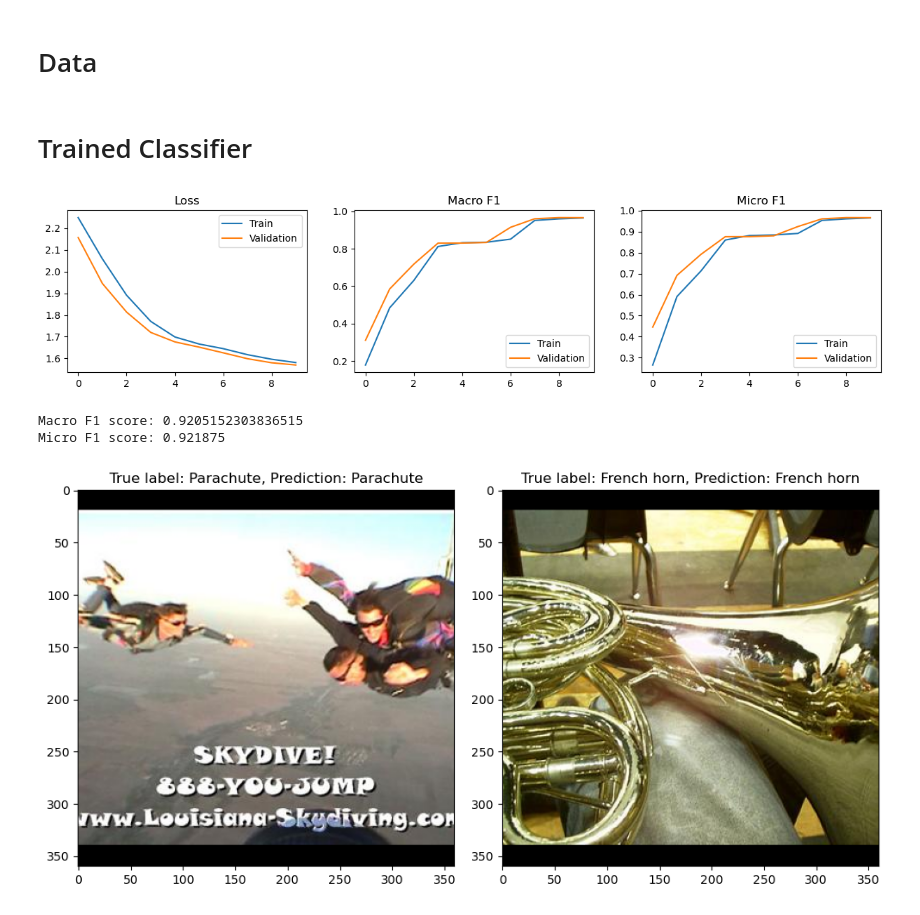
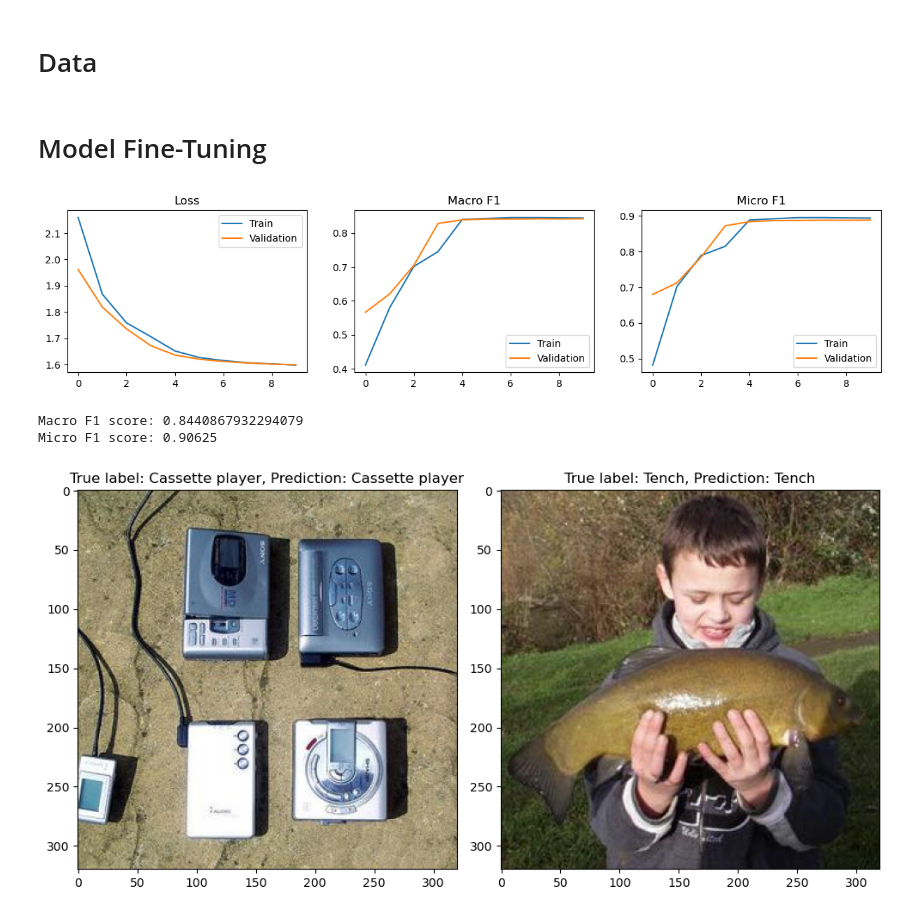
Before and after one commit to gralexrob1/xai-concepts, a Jupyter notebook: notebooks/models.ipynb, the cells around one changed output. Drawn from its saved outputs; the diff is of its cells as text; code cells hidden in the pictures.

Commit message:
Models

```diff
--- a/notebooks/models.ipynb
+++ b/notebooks/models.ipynb
@@ -4,7 +4,7 @@
 import sys
 sys.path.append("../src")
 
-from dataset import ImageDataset, LABEL_NAME_DIC
+from dataset import ImageDataset, TRANSFORM, LABEL_NAME_DIC
 from models import ResnetPredictor, train_epoch, val_epoch
 
 import os.path as osp
@@ -16,20 +16,19 @@ import torch
 import torch.nn as nn
 import torch.optim as optim
 from torch.utils.data import DataLoader
-from torchvision import transforms
-from tqdm import tqdm
 
 from sklearn.metrics import f1_score
 
-DATA_PATH = "../imagenette"
-DATA_SUMMARY = "noisy_imagenette.csv"
+DATA_FOLDER = "../imagenette"
+DATA_FILE = "noisy_imagenette.csv"
+
+MODEL_FOLDER = "../models"
+MODEL_FILE = "resnet_state_dict.pth"
 # %% [markdown]
 # Data
 # %%
-transform = transforms.Compose([transforms.CenterCrop(360), transforms.ToTensor()])
-
-train_dataset = ImageDataset(osp.join(DATA_PATH, DATA_SUMMARY), transform, False)
-val_dataset = ImageDataset(osp.join(DATA_PATH, DATA_SUMMARY), transform, True)
+train_dataset = ImageDataset(DATA_FOLDER, DATA_FILE, TRANSFORM, False)
+val_dataset = ImageDataset(DATA_FOLDER, DATA_FILE, TRANSFORM, True)
 
 train_dataloader = DataLoader(train_dataset, batch_size=64, shuffle=True)
 val_dataloader = DataLoader(val_dataset, batch_size=64, shuffle=False)
@@ -40,8 +39,8 @@ model = ResnetPredictor().to(device)
 
 criterion = nn.CrossEntropyLoss()
 optimizer = optim.SGD(model.parameters(), lr=0.001, momentum=0.9)
-# %% [markdown]
-# Trained Classifier
+# %% [markdown]
+# Model Fine-Tuning
 # %%
 num_epoch = 10
 
@@ -91,5 +90,5 @@ plt.legend()
 
 plt.show()
 # %% [output]
-[figure, old version]
+[figure, new version]
 # %%
@@ -97,5 +96,5 @@ torch.save(model.state_dict(), 'model_state_dict.pth')
 # %%
-model_state_dict = torch.load("model_state_dict.pth")
+model_state_dict = torch.load(osp.join(MODEL_FOLDER, MODEL_FILE))
 
 loaded_model = ResnetPredictor()
 loaded_model.load_state_dict(model_state_dict)
@@ -110,40 +109,40 @@ true_labels = torch.argmax(toy_label_batch, 1)
 print(f"Macro F1 score: {f1_score(true_labels, pred_labels, average='macro')}")
 print(f"Micro F1 score: {f1_score(true_labels, pred_labels, average='micro')}")
 # %% [output]
-Macro F1 score: 0.9205152303836515
-Micro F1 score: 0.921875
+Macro F1 score: 0.8440867932294079
+Micro F1 score: 0.90625
 # %%
-model_state_dict = torch.load("model_state_dict.pth")
+model_state_dict = torch.load(osp.join(MODEL_FOLDER, MODEL_FILE))
 
 loaded_model = ResnetPredictor()
 loaded_model.load_state_dict(model_state_dict)
 loaded_model.eval()
 
 toy_image_1, toy_label_1 = train_dataset[random.randint(0, 8000)]
 toy_image_2, toy_label_2 = train_dataset[random.randint(0, 8000)]
 
 output_1 = loaded_model(toy_image_1.unsqueeze(0))
 output_2 = loaded_model(toy_image_2.unsqueeze(0))
 
 pred_label_1 = torch.argmax(output_1)
 true_label_1 = torch.argmax(toy_label_1)
 
 pred_label_2 = torch.argmax(output_2)
 true_label_2 = torch.argmax(toy_label_2)
 
 fig, axs = plt.subplots(1, 2, figsize=(10, 5))
 
 axs[0].imshow(np.transpose(toy_image_1.numpy(), (1, 2, 0)))
 axs[0].set_title(
     f"True label: {LABEL_NAME_DIC[true_label_1.item()]}, Prediction: {LABEL_NAME_DIC[pred_label_1.item()]}"
 )
 
 axs[1].imshow(np.transpose(toy_image_2.numpy(), (1, 2, 0)))
 axs[1].set_title(
     f"True label: {LABEL_NAME_DIC[true_label_2.item()]}, Prediction: {LABEL_NAME_DIC[pred_label_2.item()]}"
 )
 
 plt.tight_layout()
 plt.show()
 # %% [output]
-[figure, old version]
+[figure, new version]
```
Also changed, not shown: parts of 1 cell of this notebook, 3 other files.
